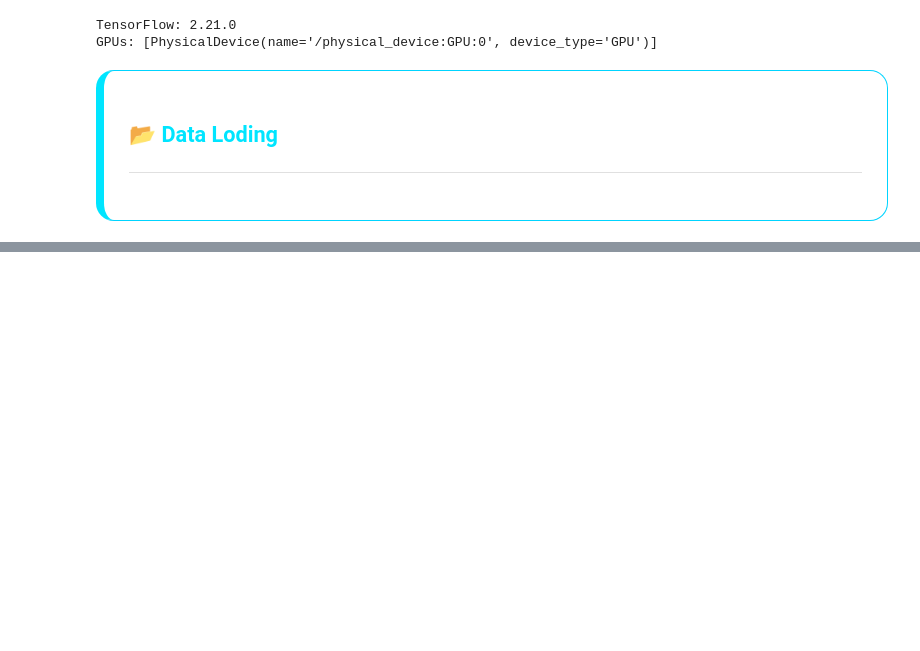
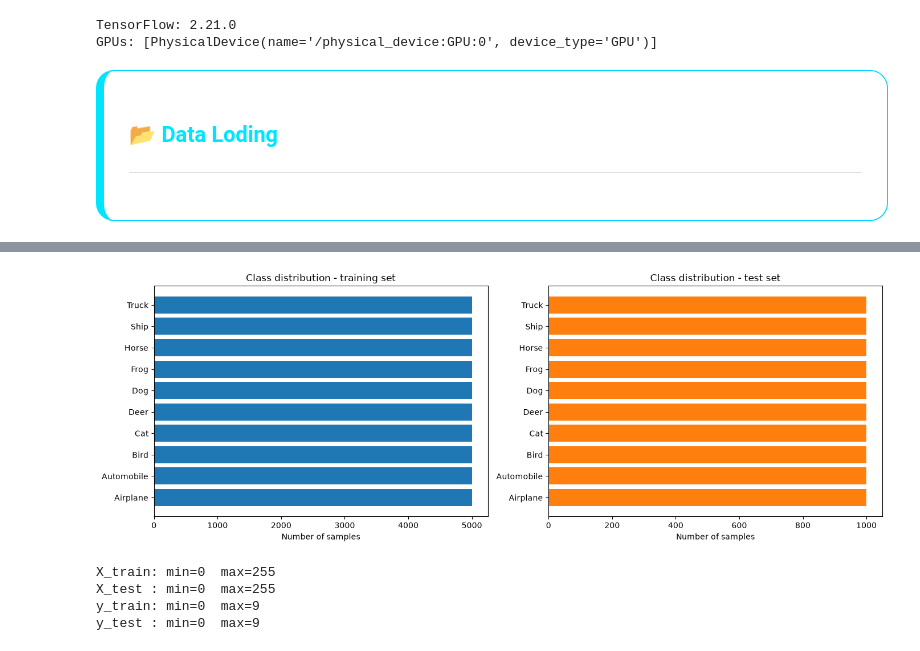
Before and after one commit to isapour0/CIFAR10-mlp-cnn, a Jupyter notebook: notebooks/CIFAR10-mlp.ipynb, the cells around one changed output, grey strips where cells are left out. Drawn from its saved outputs; the diff is of its cells as text; code cells hidden in the pictures; blank space fills up the shorter version.

```diff
--- a/notebooks/CIFAR10-mlp.ipynb
+++ b/notebooks/CIFAR10-mlp.ipynb
@@ -176,0 +254,7 @@ NameError: name 'data_path' is not defined
+# %%
+counts = pd.DataFrame({
+    "train": pd.Series(y_train.ravel()).value_counts().sort_index(),
+    "test": pd.Series(y_test.ravel()).value_counts().sort_index(),
+})
+counts.index = classes_name
+counts
@@ -176,0 +273,27 @@ NameError: name 'data_path' is not defined
+# %%
+fig, axes = plt.subplots(1, 2, figsize=(14, 5))
+
+axes[0].barh(classes_name, counts["train"], color="tab:blue")
+axes[0].set_title("Class distribution - training set")
+
+axes[1].barh(classes_name, counts["test"], color="tab:orange")
+axes[1].set_title("Class distribution - test set")
+
+for ax in axes:
+    ax.set_xlabel("Number of samples")
+
+plt.tight_layout()
+plt.savefig(FIG_DIR / "class_distribution.png", dpi=150, bbox_inches="tight")
+plt.show()
+# %% [output]
+[figure, added]
+# %%
+print(f"X_train: min={X_train.min()}  max={X_train.max()}")
+print(f"X_test : min={X_test.min()}  max={X_test.max()}")
+print(f"y_train: min={y_train.min()}  max={y_train.max()}")
+print(f"y_test : min={y_test.min()}  max={y_test.max()}")
+# %% [output]
+X_train: min=0  max=255
+X_test : min=0  max=255
+y_train: min=0  max=9
+y_test : min=0  max=9
```
Also changed, not shown: parts of 8 cells of this notebook, 3 other files.
